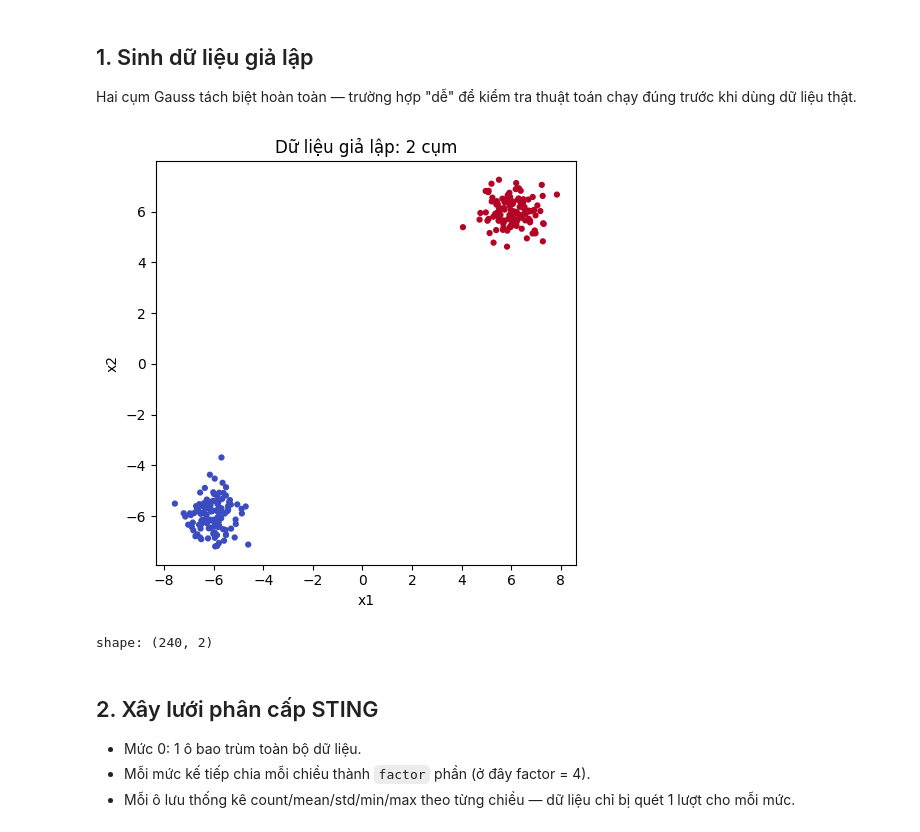
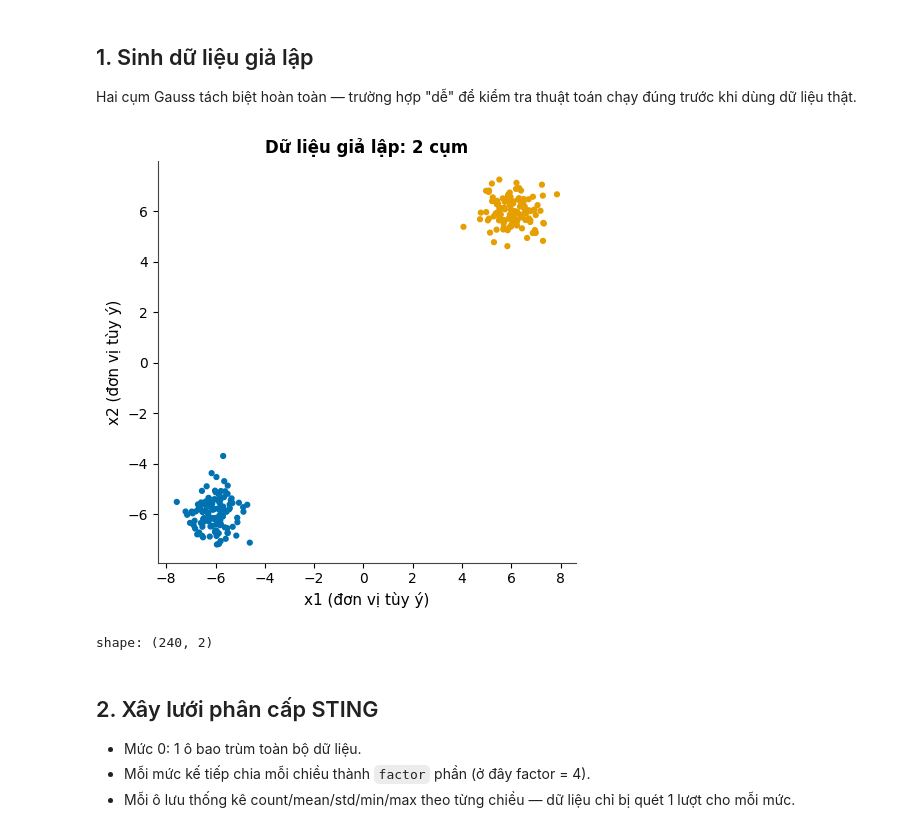
Before and after one commit to JasonTM17/Grid_Based_Sociology, a Jupyter notebook: notebooks/00_synthetic_check.ipynb, the cells around one changed output. Saved outputs shown, nothing was run; the diff lists cells and outputs as text; code cells hidden in the pictures.

```diff
--- a/notebooks/00_synthetic_check.ipynb
+++ b/notebooks/00_synthetic_check.ipynb
@@ -34,18 +46,20 @@ Hai cụm Gauss tách biệt hoàn toàn — trường hợp "dễ" để kiểm
 # %%
 X, y_true = make_blobs(
     n_samples=240, centers=[(-6, -6), (6, 6)], cluster_std=0.6, random_state=42
 )
 
-fig, ax = plt.subplots(figsize=(5, 5))
-ax.scatter(X[:, 0], X[:, 1], c=y_true, s=12, cmap="coolwarm")
+# Palette chuẩn repo: cụm 0 = xanh dương, cụm 1 = cam (Okabe-Ito, CVD-safe)
+fig, ax = new_fig(target=None, figsize=(5, 5))
+ax.scatter(X[:, 0], X[:, 1], c=[CLUSTER_COLORS[int(v)] for v in y_true], s=12)
 ax.set_title("Dữ liệu giả lập: 2 cụm")
-ax.set_xlabel("x1"); ax.set_ylabel("x2")
-plt.tight_layout()
+# make_blobs không có đơn vị vật lý — ghi rõ "đơn vị tùy ý" trên nhãn trục
+ax.set_xlabel("x1 (đơn vị tùy ý)"); ax.set_ylabel("x2 (đơn vị tùy ý)")
+fig.tight_layout()
 plt.show()
 
 print("shape:", X.shape)
 # %% [output]
-[figure, old version]
+[figure, new version]
 shape: (240, 2)
 # %% [markdown]
 ## 2. Xây lưới phân cấp STING
```
Also changed, not shown: parts of 4 cells of this notebook, 40 other files.
